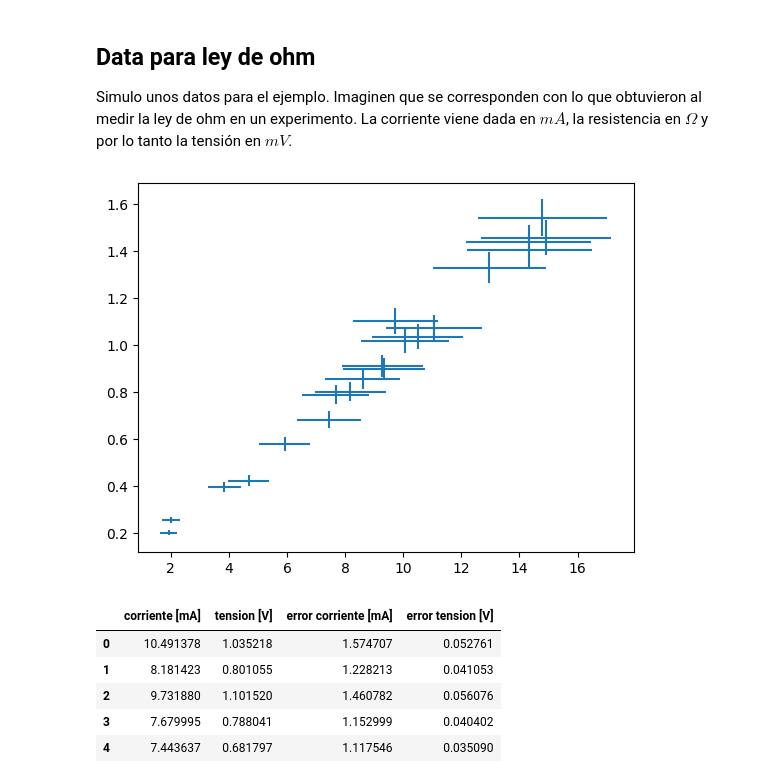
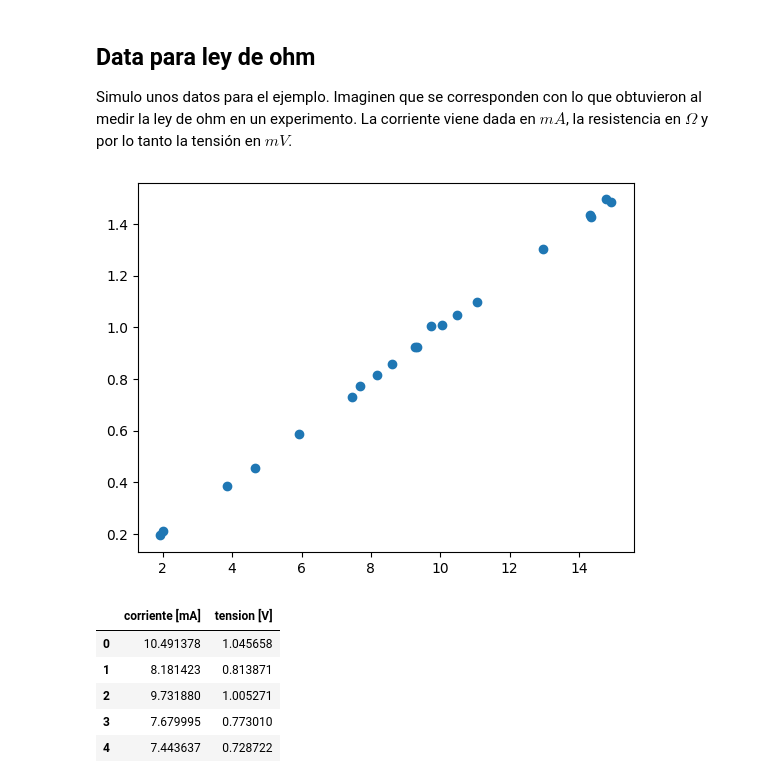
Before and after one commit to chacoma/LABO3_DF_UBA, a Jupyter notebook: Programas/Datos/Generador_datos.ipynb, the cells around one changed output. Cells and saved outputs as stored; diff of their text form; code cells hidden in the pictures.

```diff
--- a/Programas/Datos/Generador_datos.ipynb
+++ b/Programas/Datos/Generador_datos.ipynb
@@ -10,33 +10,27 @@ La corriente viene dada en $mA$, la resistencia en $\Omega$ y por lo tanto la te
 # %%
 N=20
 R= 100
 np.random.seed(120)
 
 
 I = np.random.uniform(1, 15, size=N)
-V = (R*I + np.random.normal(0,0.4*R,N))/1000.0
+V = (R*I + np.random.normal(0,0.1*R,N))/1000.0
 
-# errores segun manual
-errV = V*0.5/100 + 0.001    # 0.5%+1dig en escala 2V
-errI = I*0.8/100 + 0.001    # 0.8%+1dig en escala 20mA
-
+#
 fig,ax = plt.subplots()
-#ax.scatter(I, V)
-ax.errorbar( I,V, xerr=errI, yerr=errV, fmt="none" )
-
+ax.scatter(I, V)
 plt.show()
 
-df = pd.DataFrame( data={"corriente [mA]":I, "tension [V]":V, "error corriente [mA]":errI, "error tension [V]":errV } )
-
+df = pd.DataFrame( data={"corriente [mA]":I, "tension [V]":V } )
 
 df.to_csv("data_LeyDeOhm.csv", index=False)
 
 df.head()
 # %% [output]
-[figure, old version]
+[figure, new version]
-|  | corriente [mA] | tension [V] | error corriente [mA] | error tension [V] |
-| 0 | 10.491378 | 1.035218 | 1.574707 | 0.052761 |
-| 1 | 8.181423 | 0.801055 | 1.228213 | 0.041053 |
-| 2 | 9.731880 | 1.101520 | 1.460782 | 0.056076 |
-| 3 | 7.679995 | 0.788041 | 1.152999 | 0.040402 |
-| 4 | 7.443637 | 0.681797 | 1.117546 | 0.035090 |
+|  | corriente [mA] | tension [V] |
+| 0 | 10.491378 | 1.045658 |
+| 1 | 8.181423 | 0.813871 |
+| 2 | 9.731880 | 1.005271 |
+| 3 | 7.679995 | 0.773010 |
+| 4 | 7.443637 | 0.728722 |
```
Also changed, not shown: parts of 1 cell of this notebook, 1 other file.
